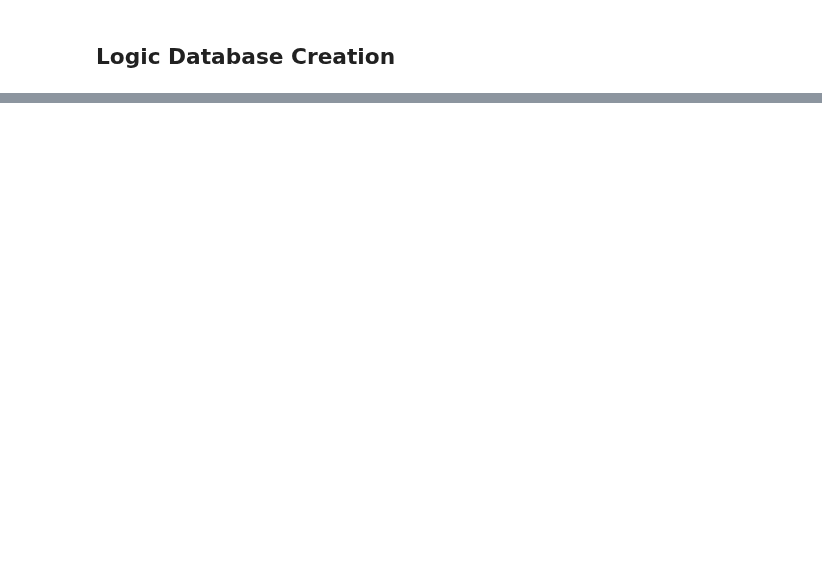
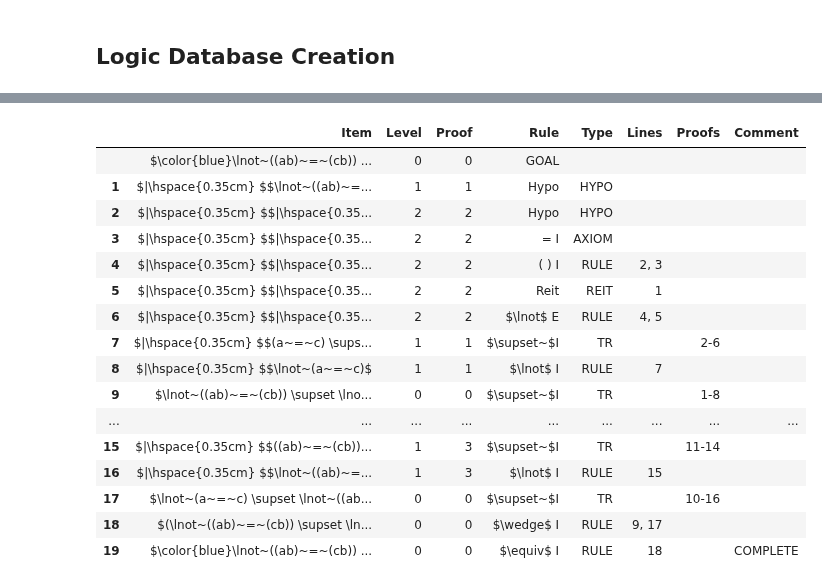
Before and after one commit to FrankHubeny/AltRea, a Jupyter notebook: relation.ipynb, the cells around one changed output, grey strips where cells are left out. Drawn from its saved outputs; the diff is of its cells as text; code cells hidden in the pictures; blank space fills up the shorter version.

Commit message:
identity testing initially done

```diff
--- a/relation.ipynb
+++ b/relation.ipynb
@@ -55,0 +471,65 @@ altrea.data.addlogic(logic, logic, 'Relations from Symbolic Logic by Fitch', con
+# %%
+# Exercise 15.16 b
+
+from altrea.wffs import *
+from  altrea.rules import Proof
+from altrea.fol import Domain
+
+p = Proof()
+a = p.thing("a")
+b = p.thing("b")
+c = p.thing("c")
+d = p.thing("d")
+p.setlogic()
+left = Not(Identity(Couple(a, b), Couple(c, b)))
+right = Not(Identity(a, c))
+p.goal(Iff(left, right))
+
+p.opensubproof()
+p.hypothesis(p.item(0).left)
+p.opensubproof()
+p.hypothesis(p.item(0).right.negated)
+p.axiom("id intro", [b], [])
+p.rule("coup intro", [a, c, b, b], [2, 3])
+p.reiterate(1)
+p.rule("neg elim", [p.item(4)], [4, 5])
+p.closesubproof()
+p.implication_intro()
+p.rule("neg intro", [p.item(2)], [7])
+p.closesubproof()
+p.implication_intro()
+
+p.opensubproof()
+p.hypothesis(p.item(0).right)
+p.opensubproof()
+p.hypothesis(p.item(0).left.negated)
+p.rule("coup elim l", [a, b, c, b], [11])
+p.reiterate(10)
+p.rule("neg elim", [p.item(12)], [12, 13])
+p.closesubproof()
+p.implication_intro()
+p.rule("neg intro", [p.item(11)], [15])
+p.closesubproof()
+p.implication_intro()
+p.rule("conj intro", [p.item(9), p.item(17)], [9, 17])
+p.rule("coimp intro", [p.item(0).left, p.item(0).right], [18])
+
+display(p.thisproof())
+# %% [output]
+|  | Item | Level | Proof | Rule | Type | Lines | Proofs | Comment |
+|  | $\color{blue}\lnot~((ab)~=~(cb)) ... | 0 | 0 | GOAL |  |  |  |  |
+| 1 | $|\hspace{0.35cm} $$\lnot~((ab)~=... | 1 | 1 | Hypo | HYPO |  |  |  |
+| 2 | $|\hspace{0.35cm} $$|\hspace{0.35... | 2 | 2 | Hypo | HYPO |  |  |  |
+| 3 | $|\hspace{0.35cm} $$|\hspace{0.35... | 2 | 2 | = I | AXIOM |  |  |  |
+| 4 | $|\hspace{0.35cm} $$|\hspace{0.35... | 2 | 2 | ( ) I | RULE | 2, 3 |  |  |
+| 5 | $|\hspace{0.35cm} $$|\hspace{0.35... | 2 | 2 | Reit | REIT | 1 |  |  |
+| 6 | $|\hspace{0.35cm} $$|\hspace{0.35... | 2 | 2 | $\lnot$ E | RULE | 4, 5 |  |  |
+| 7 | $|\hspace{0.35cm} $$(a~=~c) \sups... | 1 | 1 | $\supset~$I | TR |  | 2-6 |  |
+| 8 | $|\hspace{0.35cm} $$\lnot~(a~=~c)$ | 1 | 1 | $\lnot$ I | RULE | 7 |  |  |
+| 9 | $\lnot~((ab)~=~(cb)) \supset \lno... | 0 | 0 | $\supset~$I | TR |  | 1-8 |  |
+| ... | ... | ... | ... | ... | ... | ... | ... | ... |
+| 15 | $|\hspace{0.35cm} $$((ab)~=~(cb))... | 1 | 3 | $\supset~$I | TR |  | 11-14 |  |
+| 16 | $|\hspace{0.35cm} $$\lnot~((ab)~=... | 1 | 3 | $\lnot$ I | RULE | 15 |  |  |
+| 17 | $\lnot~(a~=~c) \supset \lnot~((ab... | 0 | 0 | $\supset~$I | TR |  | 10-16 |  |
+| 18 | $(\lnot~((ab)~=~(cb)) \supset \ln... | 0 | 0 | $\wedge$ I | RULE | 9, 17 |  |  |
+| 19 | $\color{blue}\lnot~((ab)~=~(cb)) ... | 0 | 0 | $\equiv$ I | RULE | 18 |  | COMPLETE |
```
Also changed, not shown: parts of 11 cells of this notebook, 3 other files.
